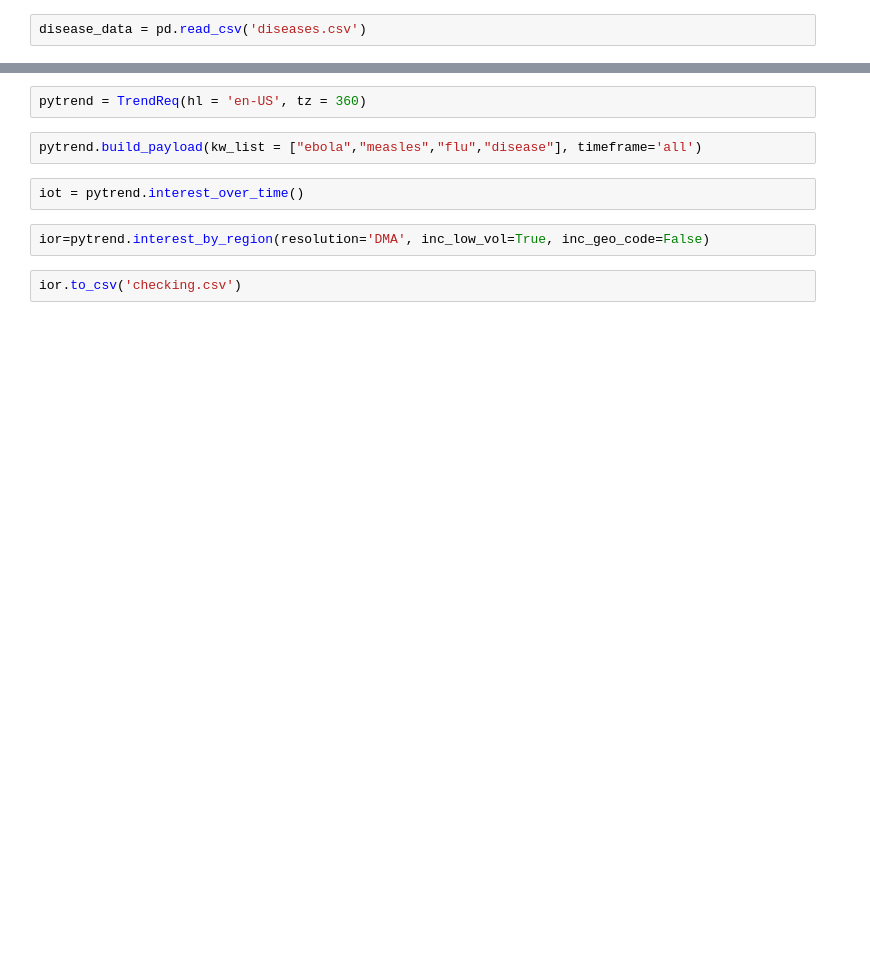
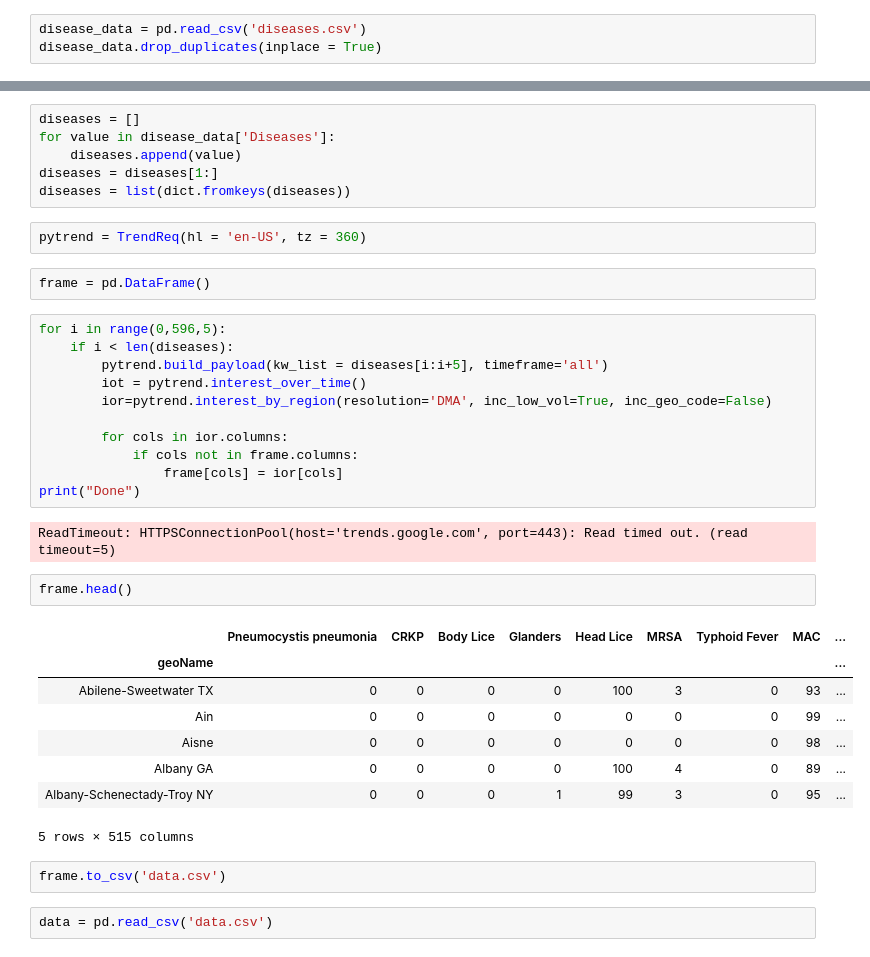
Before and after one commit to alaukikad/Wellpharma, a Jupyter notebook: pytrends-example.ipynb, the cells around one changed output, grey strips where cells are left out. Cells and saved outputs as stored; diff of their text form; blank space fills up the shorter version.

```diff
--- a/pytrends-example.ipynb
+++ b/pytrends-example.ipynb
@@ -4,2 +5,3 @@ import pandas as pd
 # %%
 disease_data = pd.read_csv('diseases.csv')
+disease_data.drop_duplicates(inplace = True)
@@ -15,10 +8,38 @@ disease_data.head()
+# %%
+diseases = []
+for value in disease_data['Diseases']:
+    diseases.append(value)
+diseases = diseases[1:]
+diseases = list(dict.fromkeys(diseases))
 # %%
 pytrend = TrendReq(hl = 'en-US', tz = 360)
-# %%
-pytrend.build_payload(kw_list = ["ebola","measles","flu","disease"], timeframe='all')
-# %%
-iot = pytrend.interest_over_time()
-# %%
-ior=pytrend.interest_by_region(resolution='DMA', inc_low_vol=True, inc_geo_code=False)
+# %%
+frame = pd.DataFrame()
+# %%
+for i in range(0,596,5):
+    if i < len(diseases):
+        pytrend.build_payload(kw_list = diseases[i:i+5], timeframe='all')
+        iot = pytrend.interest_over_time()
+        ior=pytrend.interest_by_region(resolution='DMA', inc_low_vol=True, inc_geo_code=False)
+
+        for cols in ior.columns:
+            if cols not in frame.columns:
+                frame[cols] = ior[cols]
+print("Done")
+# %% [output]
+ReadTimeout: HTTPSConnectionPool(host='trends.google.com', port=443): Read timed out. (read timeout=5)
+# %%
+frame.head()
+# %% [output]
+|  | Pneumocystis pneumonia | CRKP | Body Lice | Glanders | Head Lice | MRSA | Typhoid Fever | MAC | ... |
+| geoName |  |  |  |  |  |  |  |  | ... |
+| Abilene-Sweetwater TX | 0 | 0 | 0 | 0 | 100 | 3 | 0 | 93 | ... |
+| Ain | 0 | 0 | 0 | 0 | 0 | 0 | 0 | 99 | ... |
+| Aisne | 0 | 0 | 0 | 0 | 0 | 0 | 0 | 98 | ... |
+| Albany GA | 0 | 0 | 0 | 0 | 100 | 4 | 0 | 89 | ... |
+| Albany-Schenectady-Troy NY | 0 | 0 | 0 | 1 | 99 | 3 | 0 | 95 | ... |
+5 rows × 515 columns
 # %%
-ior.to_csv('checking.csv')
+frame.to_csv('data.csv')
+# %%
+data = pd.read_csv('data.csv')
```
Also changed, not shown: parts of 13 cells of this notebook, 7 other files.
